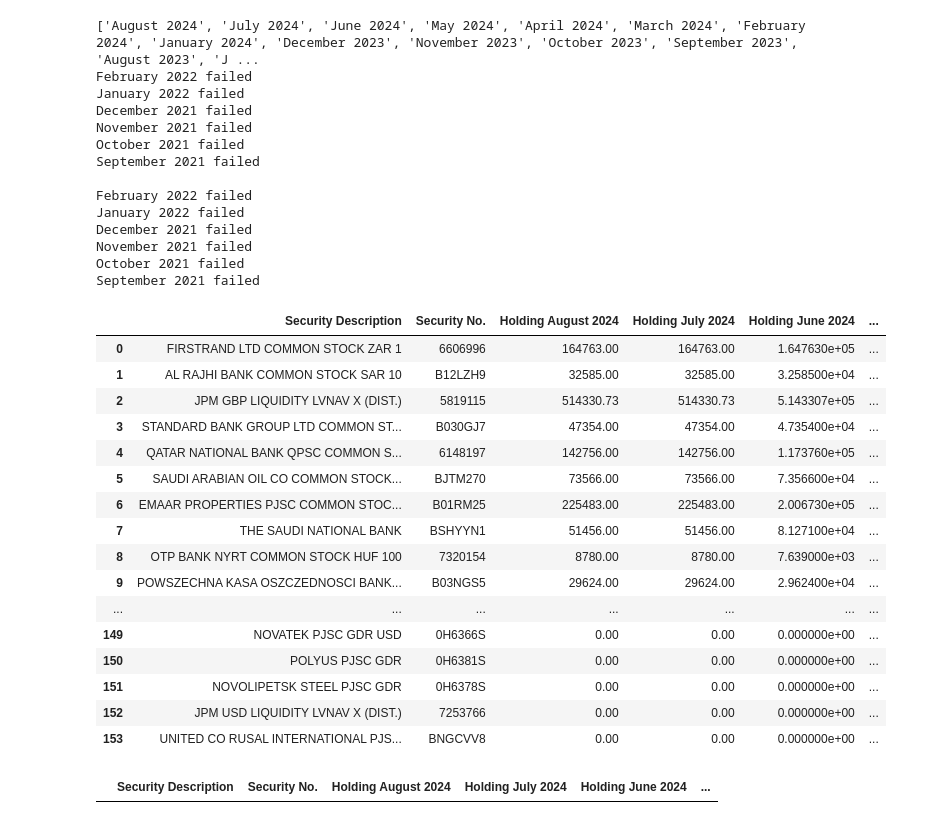
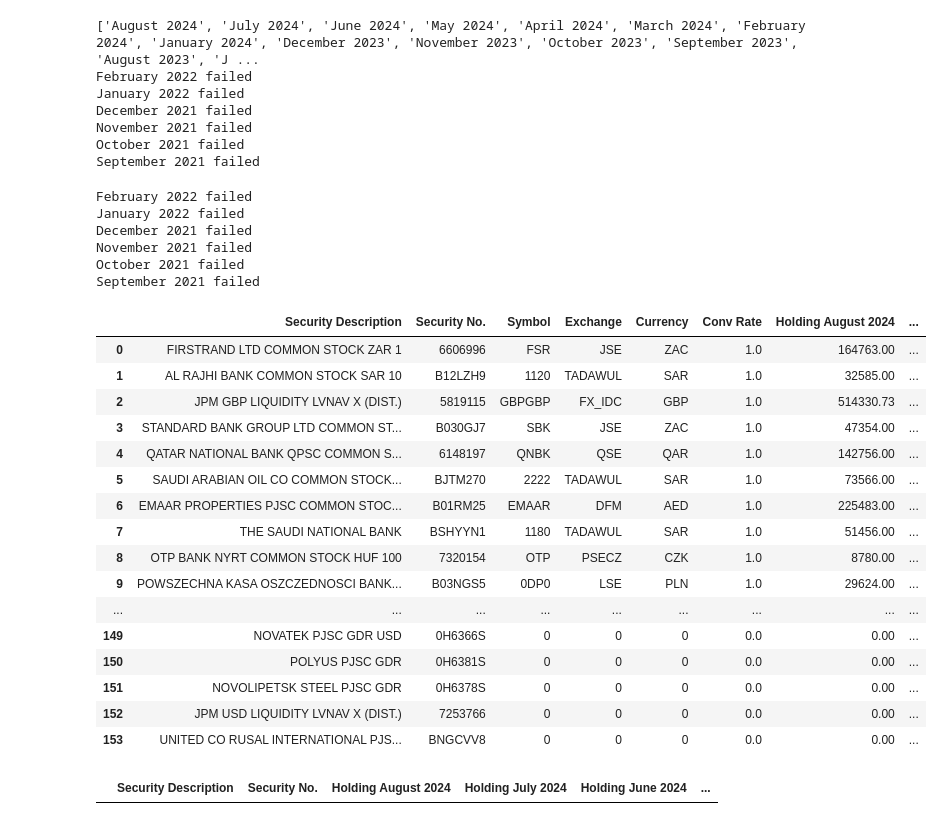
Before and after one commit to CraigCarey/FinanceDump, a Jupyter notebook: jema/jema_xlsx_holdings_parse_and_clean.ipynb, the cells around one changed output. Cells and saved outputs as stored; diff of their text form; code cells hidden in the pictures.

Commit message:
jema update

```diff
--- a/jema/jema_xlsx_holdings_parse_and_clean.ipynb
+++ b/jema/jema_xlsx_holdings_parse_and_clean.ipynb
@@ -43,8 +43,9 @@ generate_month_year_list(2024, 8)
  'September 2021']
 # %%
 current_month_idx = 8 # Aug
+year = 2024
 
-month_years = generate_month_year_list(2024, current_month_idx)
+month_years = generate_month_year_list(year, current_month_idx)
 # month_years = ['March 2022', 'February 2022']
 # month_years = ['February 2023', 'January 2023'] #, 'December 2022']
 
@@ -84,6 +85,13 @@ for month_year in month_years:
         print(f"{sheet_name} failed")
 
 print()
+
+jema_symbols_exchanges = pd.read_csv('./jema_symbols_exchanges.csv').dropna(subset=['Symbol'])
+jema_symbols_exchanges.reset_index(inplace=True, drop=True)
+jema_symbols_exchanges = jema_symbols_exchanges.drop(columns=[description_col])
+jema_symbols_exchanges = jema_symbols_exchanges.dropna()
+
+jema_data = pd.merge(jema_data, jema_symbols_exchanges, on=security_col, how='left')
 
 jema_data = jema_data.drop_duplicates([security_col])
 jema_data = jema_data.reset_index(drop=True)
@@ -116,57 +124,56 @@ for month_year in month_years:
         month_data.loc[(month_data[security_col] == '2H6464S') & (month_data[month_holding_col] ==  103572), security_col] = '0H5828S'
 
         # drop subtotal row
         month_data = month_data[month_data[description_col] != 'Subtotal']
 
         jema_data = jema_data.merge(month_data[[month_holding_col, security_col]], on=security_col, how='left')
         jema_data.fillna(0, inplace=True)
 
         if(len(jema_data_old) != len(jema_data)):
             duplicates = jema_data[jema_data[security_col].duplicated(keep=False)]
 
             print(f"\nRows with duplicate names {sheet_name}:")
             print(duplicates)
             break
 
         jema_data_old = jema_data
 
     except Exception as e:
         print(f"{sheet_name} failed")
 
 jema_data.to_csv("jema_df.csv")
 jema_data
 # %% [output]
 ['August 2024', 'July 2024', 'June 2024', 'May 2024', 'April 2024', 'March 2024', 'February 2024', 'January 2024', 'December 2023', 'November 2023', 'October 2023', 'September 2023', 'August 2023', 'J ...
 February 2022 failed
 January 2022 failed
 December 2021 failed
 November 2021 failed
 October 2021 failed
 September 2021 failed
-
-February 2022 failed
-January 2022 failed
-December 2021 failed
-November 2021 failed
-October 2021 failed
-September 2021 failed
+February 2022 failed
+January 2022 failed
+December 2021 failed
+November 2021 failed
+October 2021 failed
+September 2021 failed
-|  | Security Description | Security No. | Holding August 2024 | Holding July 2024 | Holding June 2024 | ... |
-| 0 | FIRSTRAND LTD COMMON STOCK ZAR 1 | 6606996 | 164763.00 | 164763.00 | 1.647630e+05 | ... |
-| 1 | AL RAJHI BANK COMMON STOCK SAR 10 | B12LZH9 | 32585.00 | 32585.00 | 3.258500e+04 | ... |
-| 2 | JPM GBP LIQUIDITY LVNAV X (DIST.) | 5819115 | 514330.73 | 514330.73 | 5.143307e+05 | ... |
-| 3 | STANDARD BANK GROUP LTD COMMON ST... | B030GJ7 | 47354.00 | 47354.00 | 4.735400e+04 | ... |
-| 4 | QATAR NATIONAL BANK QPSC COMMON S... | 6148197 | 142756.00 | 142756.00 | 1.173760e+05 | ... |
-| 5 | SAUDI ARABIAN OIL CO COMMON STOCK... | BJTM270 | 73566.00 | 73566.00 | 7.356600e+04 | ... |
-| 6 | EMAAR PROPERTIES PJSC COMMON STOC... | B01RM25 | 225483.00 | 225483.00 | 2.006730e+05 | ... |
-| 7 | THE SAUDI NATIONAL BANK | BSHYYN1 | 51456.00 | 51456.00 | 8.127100e+04 | ... |
-| 8 | OTP BANK NYRT COMMON STOCK HUF 100 | 7320154 | 8780.00 | 8780.00 | 7.639000e+03 | ... |
-| 9 | POWSZECHNA KASA OSZCZEDNOSCI BANK... | B03NGS5 | 29624.00 | 29624.00 | 2.962400e+04 | ... |
-| ... | ... | ... | ... | ... | ... | ... |
-| 149 | NOVATEK PJSC GDR USD | 0H6366S | 0.00 | 0.00 | 0.000000e+00 | ... |
-| 150 | POLYUS PJSC GDR | 0H6381S | 0.00 | 0.00 | 0.000000e+00 | ... |
-| 151 | NOVOLIPETSK STEEL PJSC GDR | 0H6378S | 0.00 | 0.00 | 0.000000e+00 | ... |
-| 152 | JPM USD LIQUIDITY LVNAV X (DIST.) | 7253766 | 0.00 | 0.00 | 0.000000e+00 | ... |
-| 153 | UNITED CO RUSAL INTERNATIONAL PJS... | BNGCVV8 | 0.00 | 0.00 | 0.000000e+00 | ... |
+|  | Security Description | Security No. | Symbol | Exchange | Currency | Conv Rate | Holding August 2024 | ... |
+| 0 | FIRSTRAND LTD COMMON STOCK ZAR 1 | 6606996 | FSR | JSE | ZAC | 1.0 | 164763.00 | ... |
+| 1 | AL RAJHI BANK COMMON STOCK SAR 10 | B12LZH9 | 1120 | TADAWUL | SAR | 1.0 | 32585.00 | ... |
+| 2 | JPM GBP LIQUIDITY LVNAV X (DIST.) | 5819115 | GBPGBP | FX_IDC | GBP | 1.0 | 514330.73 | ... |
+| 3 | STANDARD BANK GROUP LTD COMMON ST... | B030GJ7 | SBK | JSE | ZAC | 1.0 | 47354.00 | ... |
+| 4 | QATAR NATIONAL BANK QPSC COMMON S... | 6148197 | QNBK | QSE | QAR | 1.0 | 142756.00 | ... |
+| 5 | SAUDI ARABIAN OIL CO COMMON STOCK... | BJTM270 | 2222 | TADAWUL | SAR | 1.0 | 73566.00 | ... |
+| 6 | EMAAR PROPERTIES PJSC COMMON STOC... | B01RM25 | EMAAR | DFM | AED | 1.0 | 225483.00 | ... |
+| 7 | THE SAUDI NATIONAL BANK | BSHYYN1 | 1180 | TADAWUL | SAR | 1.0 | 51456.00 | ... |
+| 8 | OTP BANK NYRT COMMON STOCK HUF 100 | 7320154 | OTP | PSECZ | CZK | 1.0 | 8780.00 | ... |
+| 9 | POWSZECHNA KASA OSZCZEDNOSCI BANK... | B03NGS5 | 0DP0 | LSE | PLN | 1.0 | 29624.00 | ... |
+| ... | ... | ... | ... | ... | ... | ... | ... | ... |
+| 149 | NOVATEK PJSC GDR USD | 0H6366S | 0 | 0 | 0 | 0.0 | 0.00 | ... |
+| 150 | POLYUS PJSC GDR | 0H6381S | 0 | 0 | 0 | 0.0 | 0.00 | ... |
+| 151 | NOVOLIPETSK STEEL PJSC GDR | 0H6378S | 0 | 0 | 0 | 0.0 | 0.00 | ... |
+| 152 | JPM USD LIQUIDITY LVNAV X (DIST.) | 7253766 | 0 | 0 | 0 | 0.0 | 0.00 | ... |
+| 153 | UNITED CO RUSAL INTERNATIONAL PJS... | BNGCVV8 | 0 | 0 | 0 | 0.0 | 0.00 | ... |
 # %%
 jema_data[jema_data[security_col] == '0H6400S'] # deleted
 # %% [output]
```
Also changed, not shown: 4 other files.
